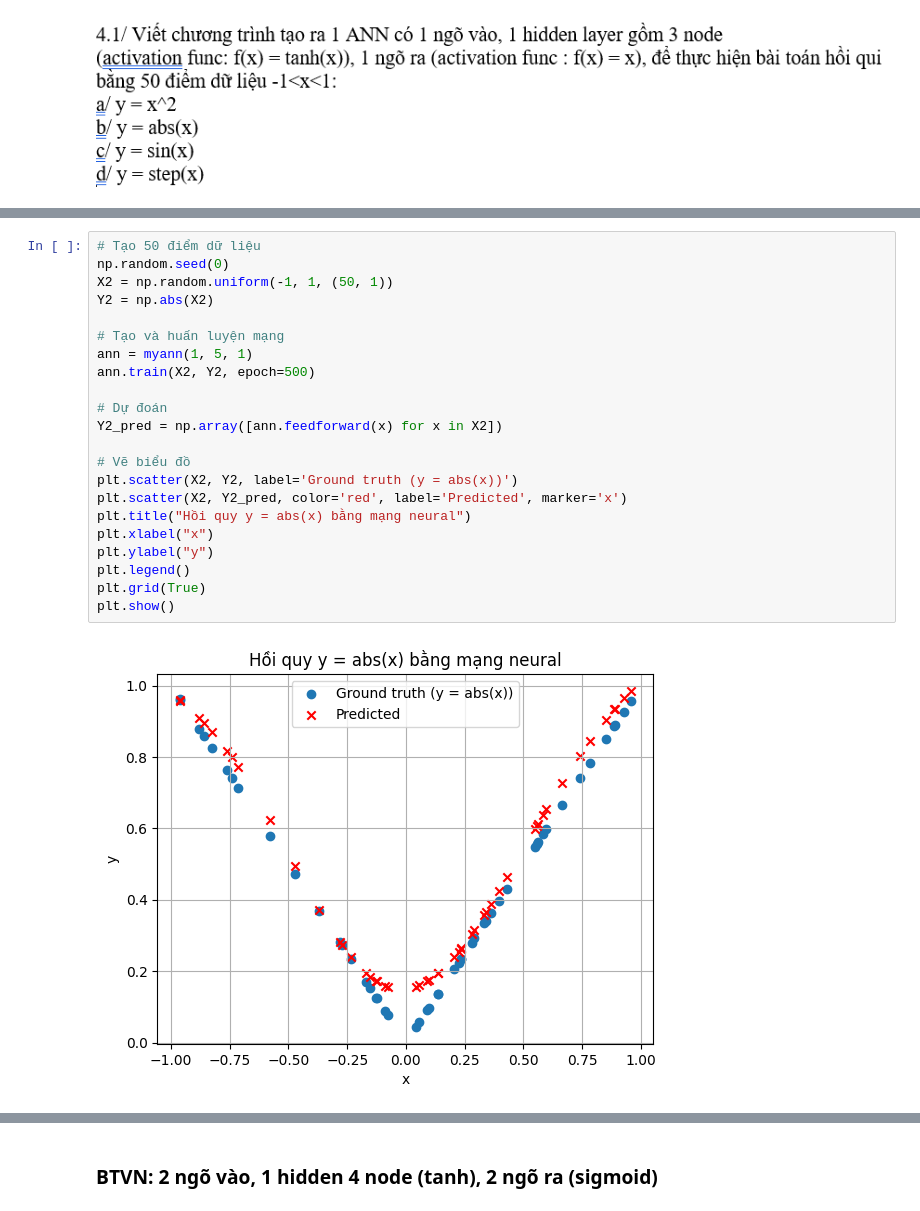
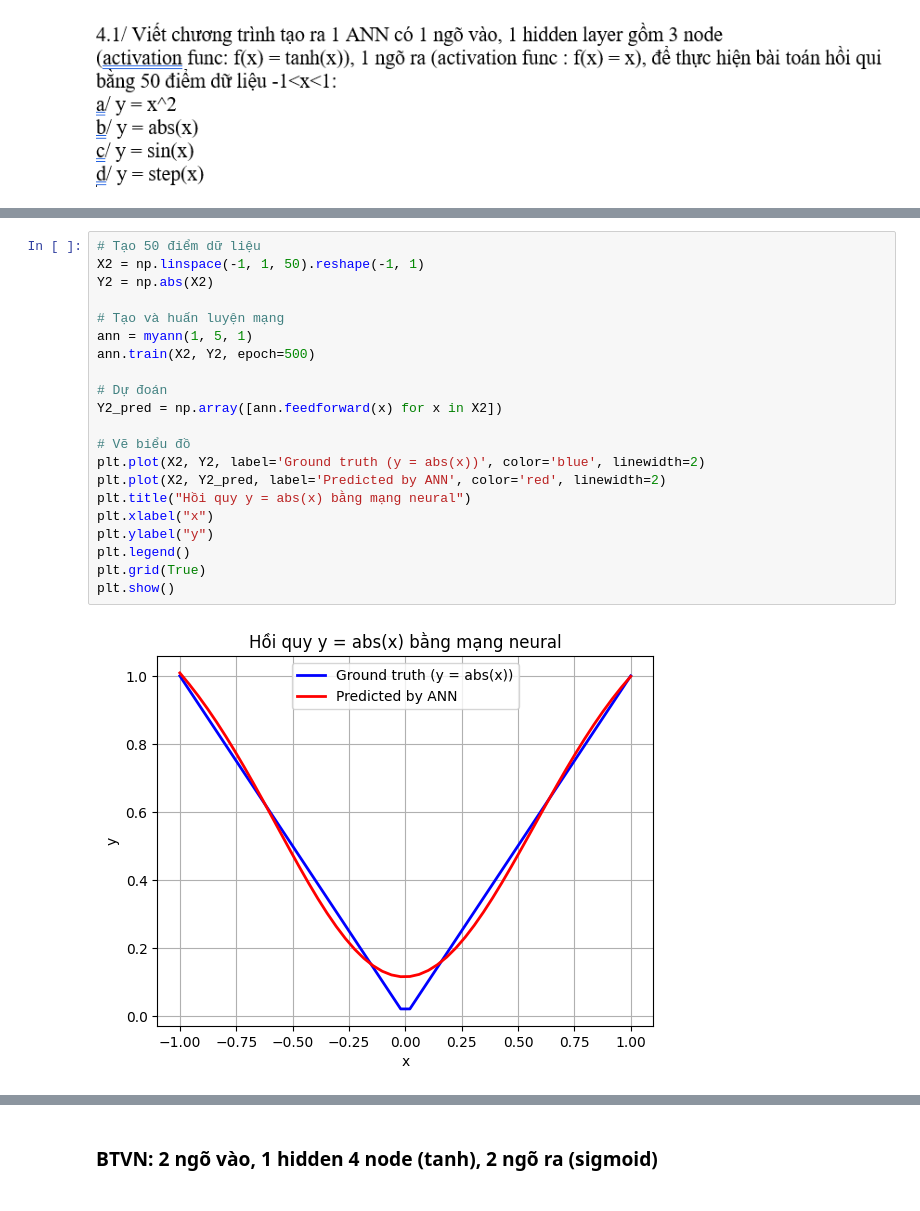
Before and after one commit to Nhunk/deeplearning, a Jupyter notebook: BTTH/Bai4.12Chuong2.ipynb, the cells around one changed output, grey strips where cells are left out. Drawn from its saved outputs; the diff is of its cells as text.

```diff
--- a/BTTH/Bai4.12Chuong2.ipynb
+++ b/BTTH/Bai4.12Chuong2.ipynb
@@ -156,25 +147,24 @@ plt.show()
 # %%
 # Tạo 50 điểm dữ liệu
-np.random.seed(0)
-X2 = np.random.uniform(-1, 1, (50, 1))
+X2 = np.linspace(-1, 1, 50).reshape(-1, 1)
 Y2 = np.abs(X2)
 
 # Tạo và huấn luyện mạng
 ann = myann(1, 5, 1)
 ann.train(X2, Y2, epoch=500)
 
 # Dự đoán
 Y2_pred = np.array([ann.feedforward(x) for x in X2])
 
 # Vẽ biểu đồ
-plt.scatter(X2, Y2, label='Ground truth (y = abs(x))')
-plt.scatter(X2, Y2_pred, color='red', label='Predicted', marker='x')
+plt.plot(X2, Y2, label='Ground truth (y = abs(x))', color='blue', linewidth=2)
+plt.plot(X2, Y2_pred, label='Predicted by ANN', color='red', linewidth=2)
 plt.title("Hồi quy y = abs(x) bằng mạng neural")
 plt.xlabel("x")
 plt.ylabel("y")
 plt.legend()
 plt.grid(True)
 plt.show()
 # %% [output]
-[figure, old version]
+[figure, new version]
 # %%
```
Also changed, not shown: parts of 5 cells of this notebook.
